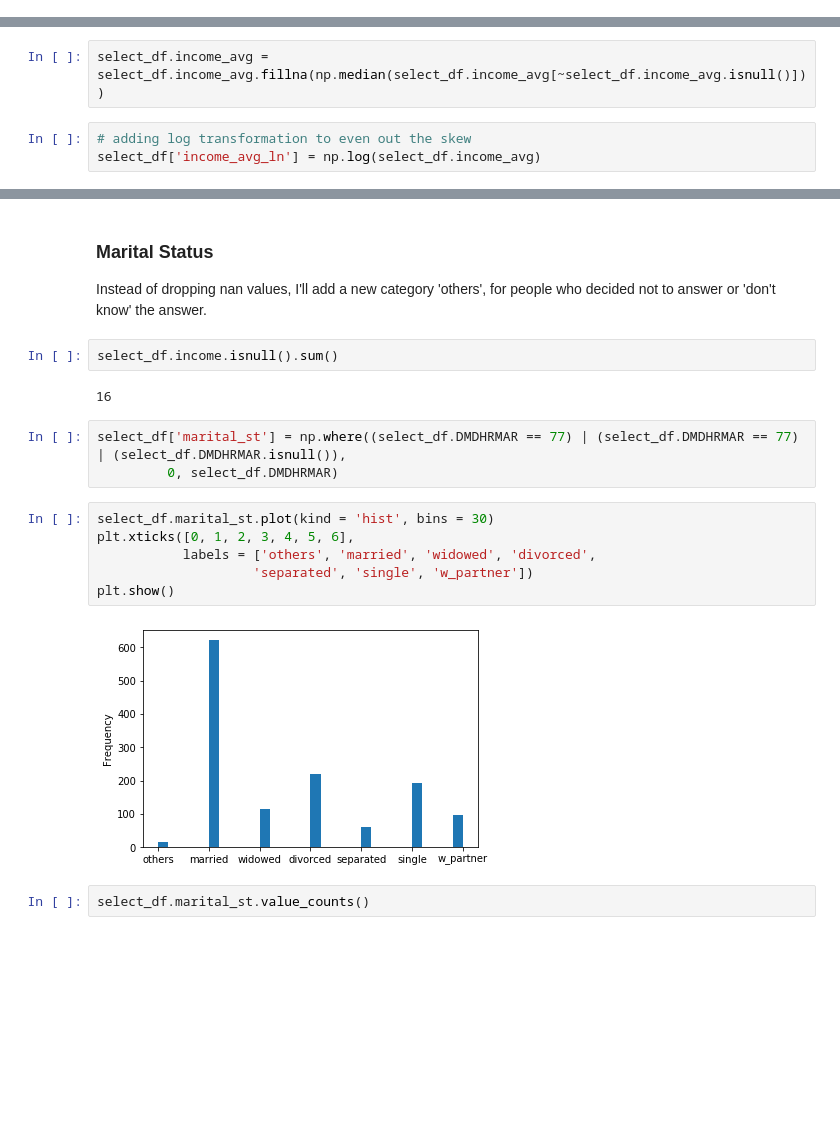
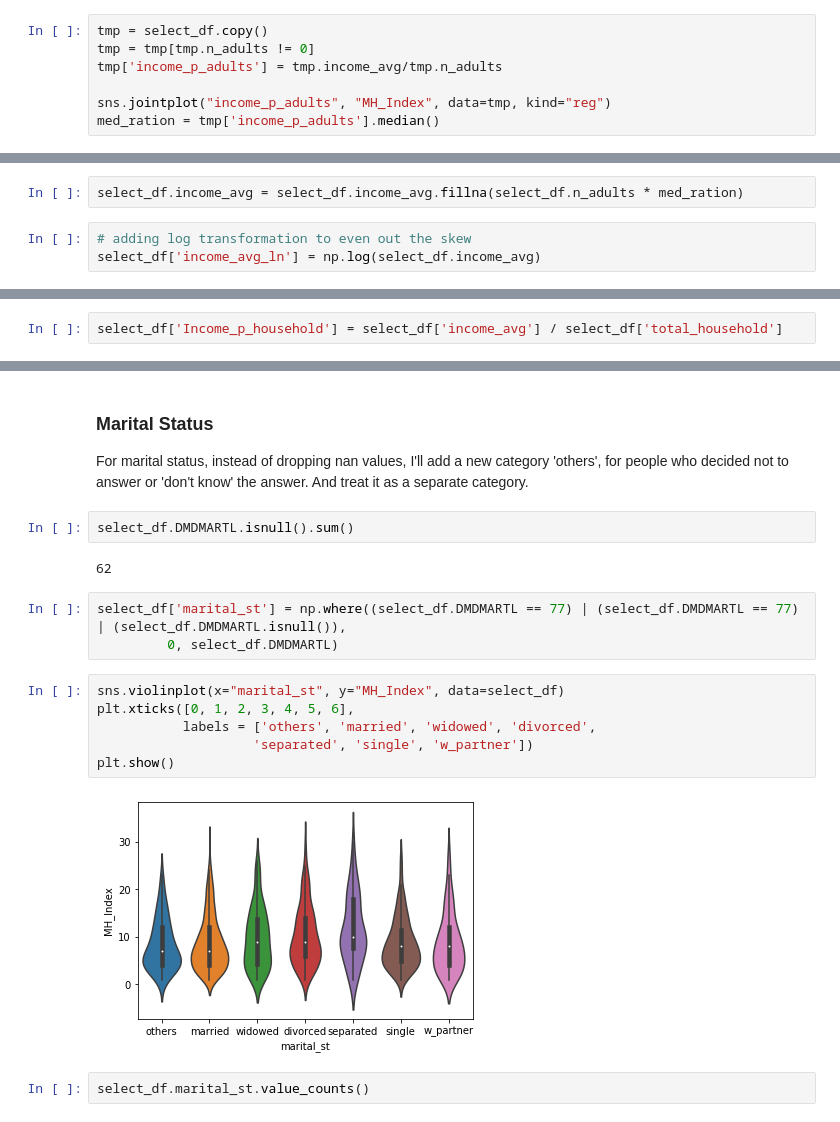
Before and after one commit to stereopickle/mental_health_index, a Jupyter notebook: 001.Linear_Regression_NHANES_data.ipynb, the cells around one changed output, grey strips where cells are left out. Saved outputs shown, nothing was run; the diff lists cells and outputs as text; blank space fills up the shorter version.

```diff
--- a/001.Linear_Regression_NHANES_data.ipynb
+++ b/001.Linear_Regression_NHANES_data.ipynb
@@ -354,0 +431,7 @@ Since distribution is skewed, I'll put median for misisng incomes.
+# %%
+tmp = select_df.copy()
+tmp = tmp[tmp.n_adults != 0]
+tmp['income_p_adults'] = tmp.income_avg/tmp.n_adults
+
+sns.jointplot("income_p_adults", "MH_Index", data=tmp, kind="reg")
+med_ration = tmp['income_p_adults'].median()
@@ -355,5 +444,5 @@ Since distribution is skewed, I'll put median for misisng incomes.
 # %%
-select_df.income_avg = select_df.income_avg.fillna(np.median(select_df.income_avg[~select_df.income_avg.isnull()]))
+select_df.income_avg = select_df.income_avg.fillna(select_df.n_adults * med_ration)
 # %%
 # adding log transformation to even out the skew
 select_df['income_avg_ln'] = np.log(select_df.income_avg)
@@ -359,0 +452,2 @@ select_df['income_avg_ln'] = np.log(select_df.income_avg)
+# %%
+select_df['Income_p_household'] = select_df['income_avg'] / select_df['total_household']
@@ -360,21 +459,21 @@ select_df['income_avg_ln'] = np.log(select_df.income_avg)
 # %% [markdown]
 ### Marital Status
-Instead of dropping nan values, I'll add a new category 'others', for people who decided not to answer or 'don't know' the answer.
+For marital status, instead of dropping nan values, I'll add a new category 'others', for people who decided not to answer or 'don't know' the answer. And treat it as a separate category.
 # %%
-select_df.income.isnull().sum()
+select_df.DMDMARTL.isnull().sum()
 # %% [output]
-16
+62
 # %%
-select_df['marital_st'] = np.where((select_df.DMDHRMAR == 77) | (select_df.DMDHRMAR == 77) | (select_df.DMDHRMAR.isnull()),
-         0, select_df.DMDHRMAR)
+select_df['marital_st'] = np.where((select_df.DMDMARTL == 77) | (select_df.DMDMARTL == 77) | (select_df.DMDMARTL.isnull()),
+         0, select_df.DMDMARTL)
 # %%
-select_df.marital_st.plot(kind = 'hist', bins = 30)
+sns.violinplot(x="marital_st", y="MH_Index", data=select_df)
 plt.xticks([0, 1, 2, 3, 4, 5, 6],
            labels = ['others', 'married', 'widowed', 'divorced',
                     'separated', 'single', 'w_partner'])
 plt.show()
 # %% [output]
-[figure, old version]
+[figure, new version]
 # %%
 select_df.marital_st.value_counts()
 # %% [output]
```
Also changed, not shown: parts of 112 cells of this notebook.
